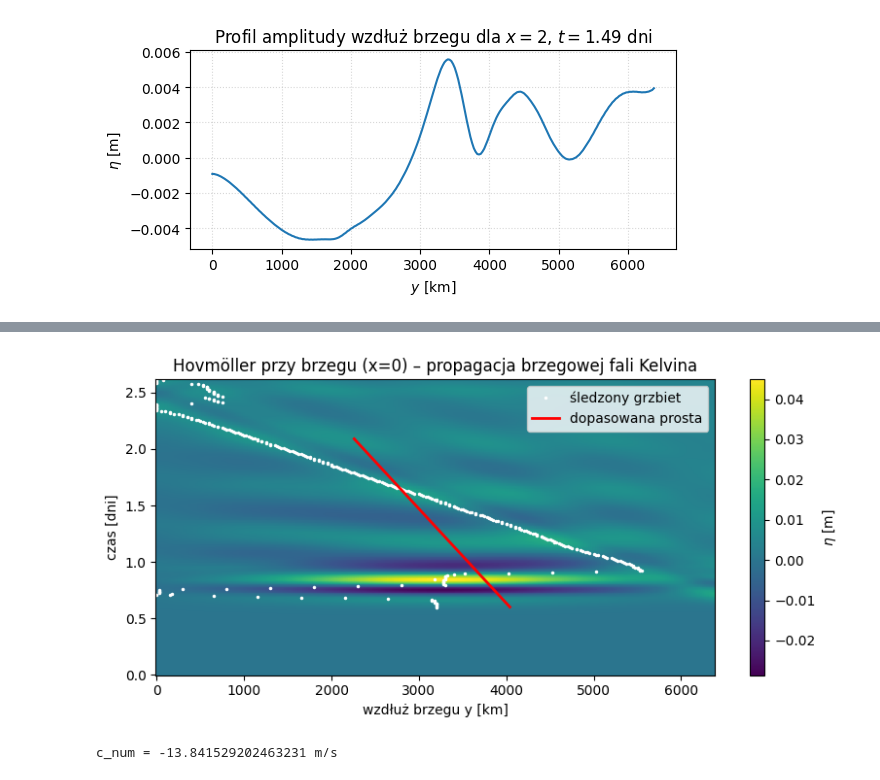
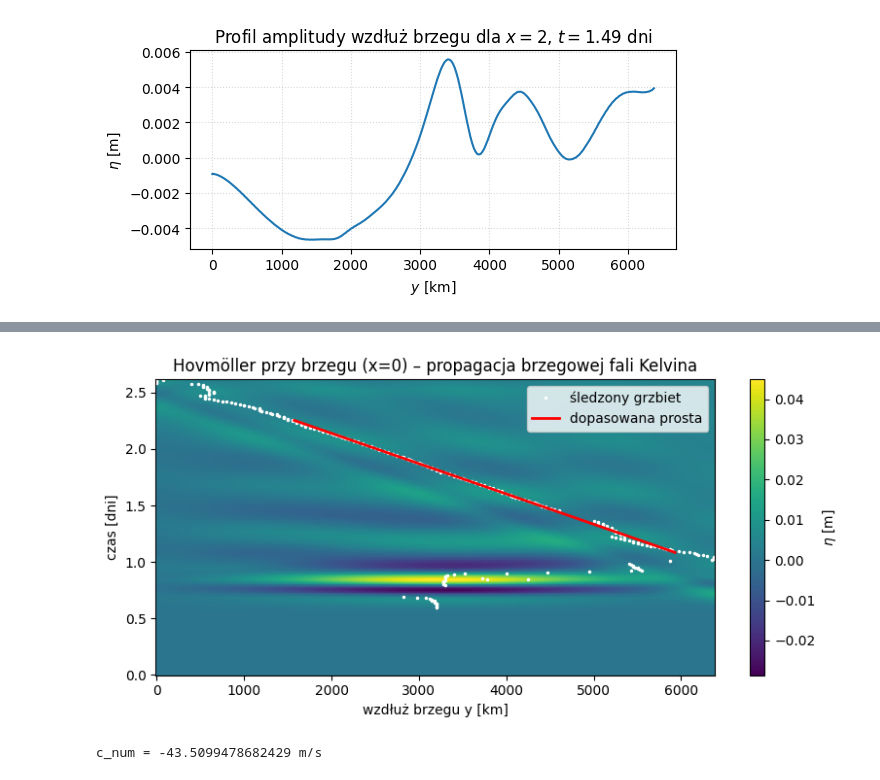
Before and after one commit to MUPAGH2025/0mroz, a Jupyter notebook: kelvin.ipynb, the cells around one changed output, grey strips where cells are left out. Drawn from its saved outputs; the diff is of its cells as text; code cells hidden in the pictures.

Commit message:
Kelvin_report_demo

```diff
--- a/kelvin.ipynb
+++ b/kelvin.ipynb
@@ -783,7 +828,7 @@ plot_kelvin_fields(sim_base,
 [figure]
 [figure]
 # %%
-space_factors = [1, 2, 4]  # 1x, 2x, 4x gęstsza siatka
+space_factors = [0.5, 1, 2]
 space_results = []
 
 Lx_dom = nx0 * dx0
@@ -828,20 +873,20 @@ for f in space_factors:
         "speed_ratio": speed / c,
         "width_sigma": width,
         "width_over_LR": width / L_R,
-        "sim": sim,  # zachowujemy wszystko do późniejszej wizualizacji
+        "sim": sim,
     })
 # %% [output]
 f= 1  L_R/dx= 12.34  c_num=-19.514 m/s  c_num/c=-0.441  σ/L_R= 1.909
 f= 2  L_R/dx= 24.67  c_num=-2.580 m/s  c_num/c=-0.058  σ/L_R= 1.829
 f= 4  L_R/dx= 49.34  c_num=-1.619 m/s  c_num/c=-0.037  σ/L_R= 1.880
 # %%
-time_factors = [1, 2, 4]  # 1x, 2x, 4x lepsza rozdzielczość w czasie
+time_factors = [0.5, 1, 2]
 time_results = []
 
 for ft in time_factors:
-    CFL = CFL0 / ft          # dt -> dt0 / ft
+    CFL = CFL0 / ft
     dt = CFL * dx0 / c
-    nt = int(T_total / dt)   # ten sam czas fizyczny
+    nt = int(T_total / dt)
 
     sim = run_kelvin_sim(
         nx=nx0,
@@ -1140,7 +1185,3 @@ plt.tight_layout()
 plt.show()
 # %% [output]
 [figure]
-# %%
-speed, times, y_pos = compute_kelvin_speed(
-        sim_base["output"]["h"], H_val, sim_base["dt"], sim_base["outfreq"], sim_base["dy"]
-    )
@@ -1153,12 +1207,15 @@ print(speed)
 # %%
-speed, times, y_traj = compute_kelvin_speed(
-    sim["output"]["h"], H_val, sim["dt"], sim["outfreq"], sim["dy"],
+speed_base, times_base, y_traj_base = compute_kelvin_speed(
+    sim["output"]["h"], H_val,
+    sim["dt"], sim["outfreq"], sim["dy"],
     n_coastal=4,
-    direction=-1,         # jeśli Kelvin idzie w stronę malejących y
-    amp_threshold=2e-3,   # np. troszkę większy próg, żeby odfiltrować szum
+    direction=-1,          # fala idzie w stronę malejących y
+    amp_threshold=2e-3,
     search_radius_km=500.0,
+    t_fit_fraction=(0.2, 0.8),
+    c_guess=c,             # << ważne
 )
 print("c_num =", speed, "m/s")
 # %% [output]
-[figure, old version]
+[figure, new version]
-c_num = -13.841529202463231 m/s
+c_num = -43.5099478682429 m/s
```
Also changed, not shown: parts of 7 cells of this notebook.
